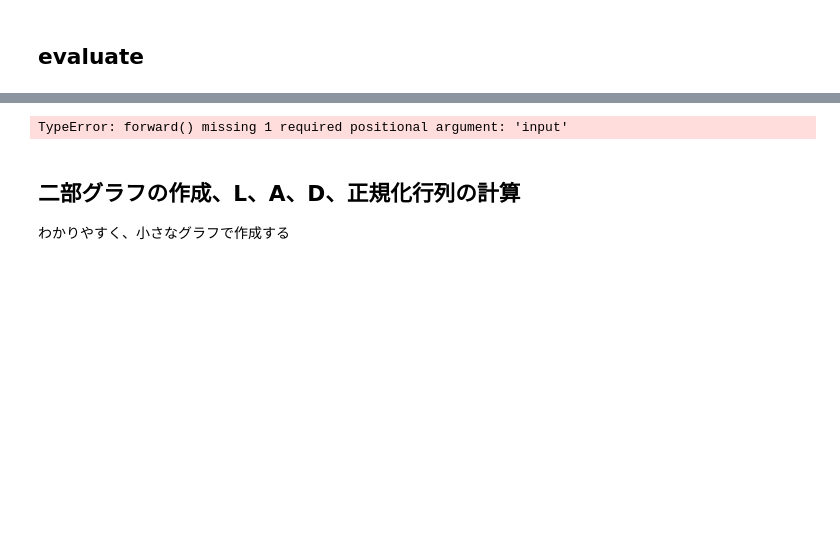
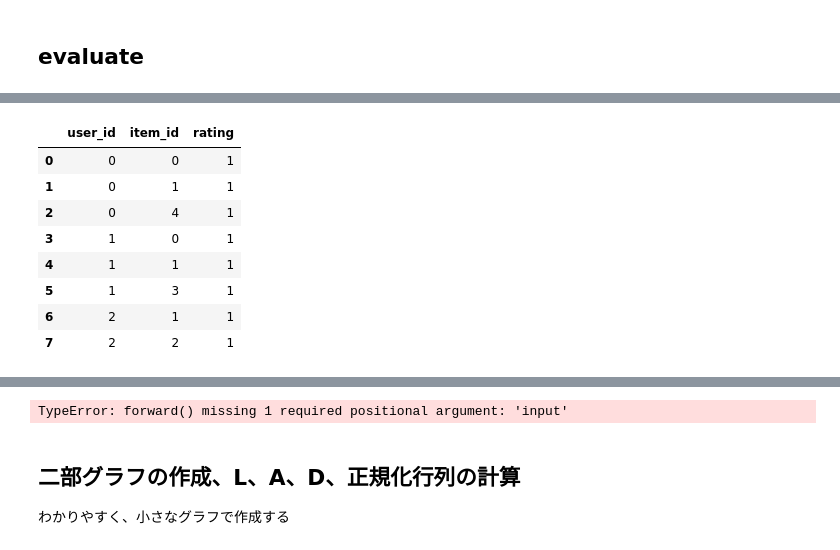
Before and after one commit to hiroshi0530/wa-src, a Jupyter notebook: rec/gr/mf_nb.ipynb, the cells around one changed output, grey strips where cells are left out. Cells and saved outputs as stored; diff of their text form; code cells hidden in the pictures; blank space fills up the shorter version.

```diff
--- a/rec/gr/mf_nb.ipynb
+++ b/rec/gr/mf_nb.ipynb
@@ -412,0 +571,83 @@ for epoch in range(10):  # 最大10反復
+# %%
+from surprise import SVD, Reader
+from surprise import Dataset as SurpriseDataset
+
+train_df = pd.DataFrame({
+    'user_id':[0, 0, 0, 1, 1, 1, 2, 2],
+    'item_id':[0, 1, 4, 0, 1, 3, 1, 2],
+    'rating':[1, 1, 1, 1, 1, 1, 1, 1]
+})
+
+# train_df = pd.DataFrame({'user_id':np.random.choice(['1','2','3','4'],2),
+#                          'item_id':np.random.choice(['101','102','103','104'],2),
+#                          'rating':np.random.uniform(1,5,2)})
+
+reader = Reader(rating_scale=(1, 2))
+data_train = SurpriseDataset.load_from_df(
+    train_df[["user_id", "item_id", "rating"]], reader
+).build_full_trainset()
+
+
+
+n_factors= 4
+n_epochs = 300
+lr_all = 5e-2
+biased = False
+
+mf = SVD(n_factors=n_factors, n_epochs=n_epochs, lr_all=lr_all, biased=biased)
+# mf = SVD()
+mf.fit(data_train)
+
+# display(train_df)
+# mf.predict('1','101')
+# train_df
+
+display(train_df)
+
+testset = data_train.build_anti_testset()
+predictions = mf.test(testset)
+predictions
+
+print(mf.pu)
+print(mf.qi)
+print(mf.bu)
+print(mf.bi)
+
+np.matmul(np.array(mf.pu), np.array(mf.qi).T)
+
+# testset
+#
+# def get_top_n(predictions, n=10):
+#     '''
+#     予測セットに基いて各ユーザにトップN件のレコメンデーションを返す。
+#     '''
+#
+#     # まず各ユーザに予測値をマップする。
+#     top_n = defaultdict(list)
+#     for uid, iid, true_r, est, _ in predictions:
+#         top_n[uid].append((iid, est))
+#
+#     # そして各ユーザに対して予測値をソートして最も高いk個を返す。
+#     for uid, user_ratings in top_n.items():
+#         user_ratings.sort(key=lambda x: x[1], reverse=True)
+#         top_n[uid] = user_ratings[:n]
+#
+#     return top_n
+#
+# top_n = get_top_n(predictions, n=10)
+# print(top_n)
+#
+# # 各ユーザにレコメンドされるアイテムを表示する。
+# for uid, user_ratings in top_n.items():
+#     print(uid, [iid for (iid, _) in user_ratings])
+#
+# %% [output]
+|  | user_id | item_id | rating |
+| 0 | 0 | 0 | 1 |
+| 1 | 0 | 1 | 1 |
+| 2 | 0 | 4 | 1 |
+| 3 | 1 | 0 | 1 |
+| 4 | 1 | 1 | 1 |
+| 5 | 1 | 3 | 1 |
+| 6 | 2 | 1 | 1 |
+| 7 | 2 | 2 | 1 |
```
Also changed, not shown: parts of 23 cells of this notebook, 4 other files.
